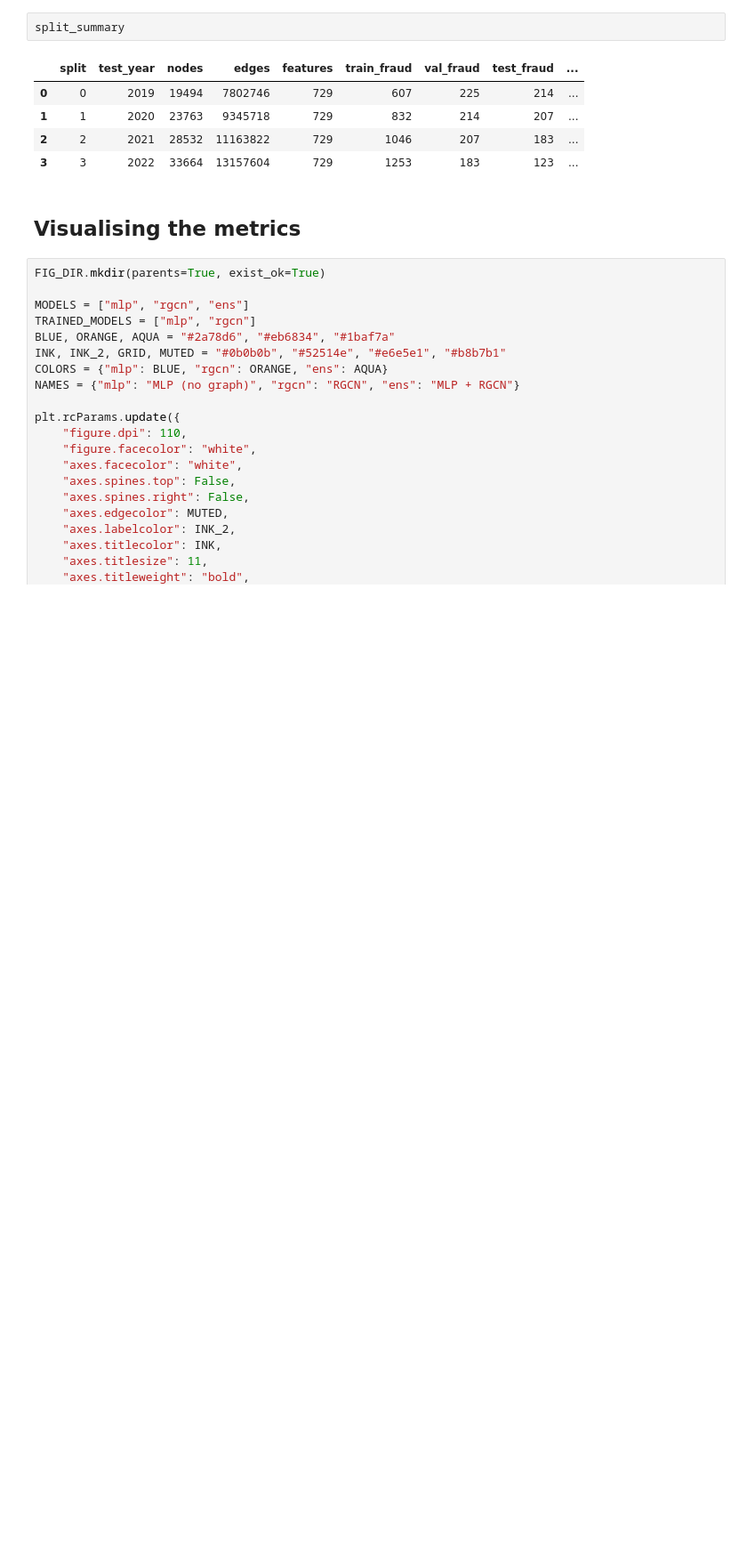
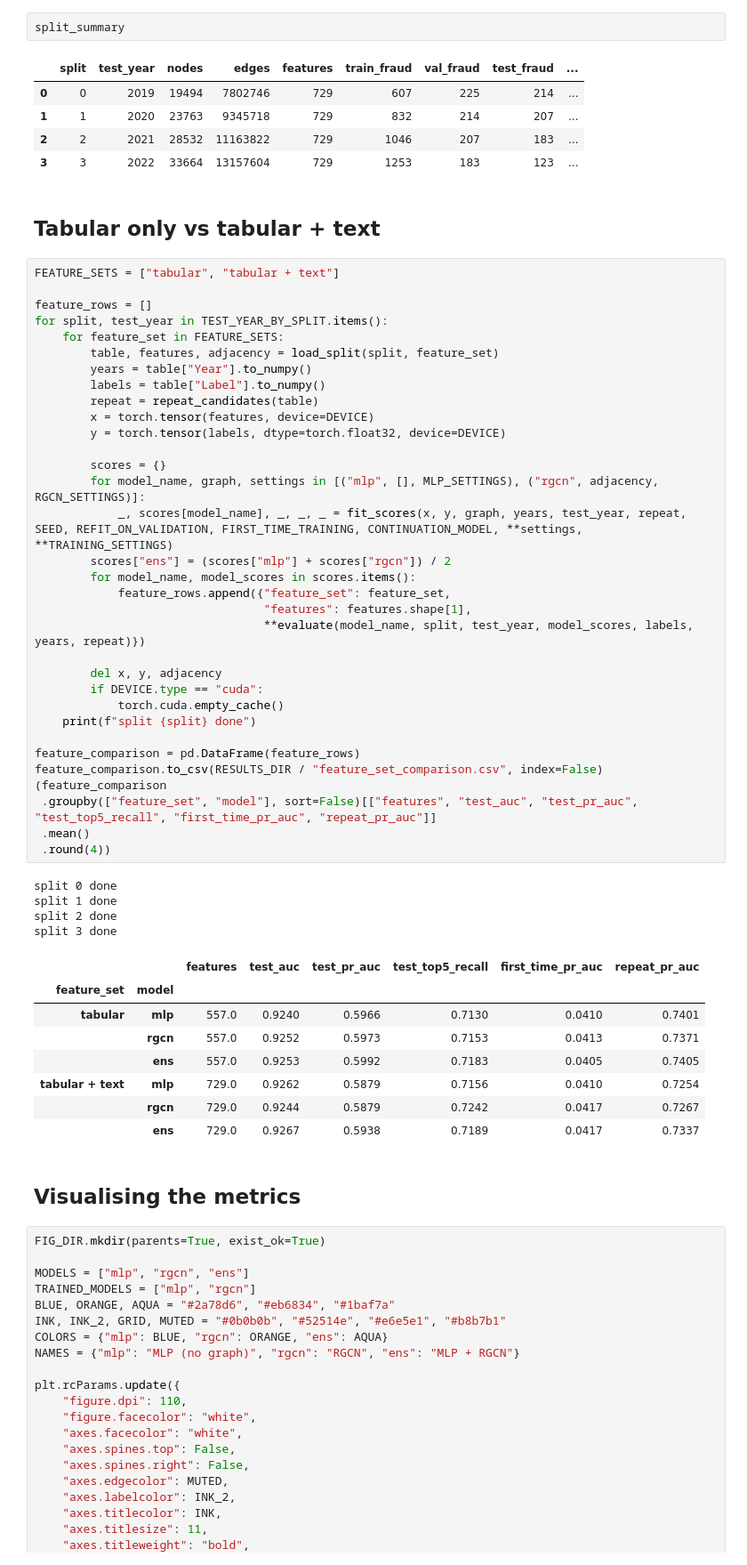
Before and after one commit to iiank/BT4012-Group14, a Jupyter notebook: notebook/model.ipynb, the cells around one changed output. Shown at 89% size. Drawn from its saved outputs; the diff is of its cells as text; blank space fills up the shorter version.

```diff
--- a/notebook/model.ipynb
+++ b/notebook/model.ipynb
@@ -609,6 +642,54 @@ split_summary
 | 1 | 1 | 2020 | 23763 | 9345718 | 729 | 832 | 214 | 207 | ... |
 | 2 | 2 | 2021 | 28532 | 11163822 | 729 | 1046 | 207 | 183 | ... |
 | 3 | 3 | 2022 | 33664 | 13157604 | 729 | 1253 | 183 | 123 | ... |
+# %% [markdown]
+## Tabular only vs tabular + text
+# %%
+FEATURE_SETS = ["tabular", "tabular + text"]
+
+feature_rows = []
+for split, test_year in TEST_YEAR_BY_SPLIT.items():
+    for feature_set in FEATURE_SETS:
+        table, features, adjacency = load_split(split, feature_set)
+        years = table["Year"].to_numpy()
+        labels = table["Label"].to_numpy()
+        repeat = repeat_candidates(table)
+        x = torch.tensor(features, device=DEVICE)
+        y = torch.tensor(labels, dtype=torch.float32, device=DEVICE)
+
+        scores = {}
+        for model_name, graph, settings in [("mlp", [], MLP_SETTINGS), ("rgcn", adjacency, RGCN_SETTINGS)]:
+            _, scores[model_name], _, _, _ = fit_scores(x, y, graph, years, test_year, repeat, SEED, REFIT_ON_VALIDATION, FIRST_TIME_TRAINING, CONTINUATION_MODEL, **settings, **TRAINING_SETTINGS)
+        scores["ens"] = (scores["mlp"] + scores["rgcn"]) / 2
+        for model_name, model_scores in scores.items():
+            feature_rows.append({"feature_set": feature_set,
+                                 "features": features.shape[1],
+                                 **evaluate(model_name, split, test_year, model_scores, labels, years, repeat)})
+
+        del x, y, adjacency
+        if DEVICE.type == "cuda":
+            torch.cuda.empty_cache()
+    print(f"split {split} done")
+
+feature_comparison = pd.DataFrame(feature_rows)
+feature_comparison.to_csv(RESULTS_DIR / "feature_set_comparison.csv", index=False)
+(feature_comparison
+ .groupby(["feature_set", "model"], sort=False)[["features", "test_auc", "test_pr_auc", "test_top5_recall", "first_time_pr_auc", "repeat_pr_auc"]]
+ .mean()
+ .round(4))
+# %% [output]
+split 0 done
+split 1 done
+split 2 done
+split 3 done
+|  |  | features | test_auc | test_pr_auc | test_top5_recall | first_time_pr_auc | repeat_pr_auc |
+| feature_set | model |  |  |  |  |  |  |
+| tabular | mlp | 557.0 | 0.9240 | 0.5966 | 0.7130 | 0.0410 | 0.7401 |
+|  | rgcn | 557.0 | 0.9252 | 0.5973 | 0.7153 | 0.0413 | 0.7371 |
+|  | ens | 557.0 | 0.9253 | 0.5992 | 0.7183 | 0.0405 | 0.7405 |
+| tabular + text | mlp | 729.0 | 0.9262 | 0.5879 | 0.7156 | 0.0410 | 0.7254 |
+|  | rgcn | 729.0 | 0.9244 | 0.5879 | 0.7242 | 0.0417 | 0.7267 |
+|  | ens | 729.0 | 0.9267 | 0.5938 | 0.7189 | 0.0417 | 0.7337 |
 # %% [markdown]
 ## Visualising the metrics
 # %%
```
Also changed, not shown: parts of 11 cells of this notebook.
